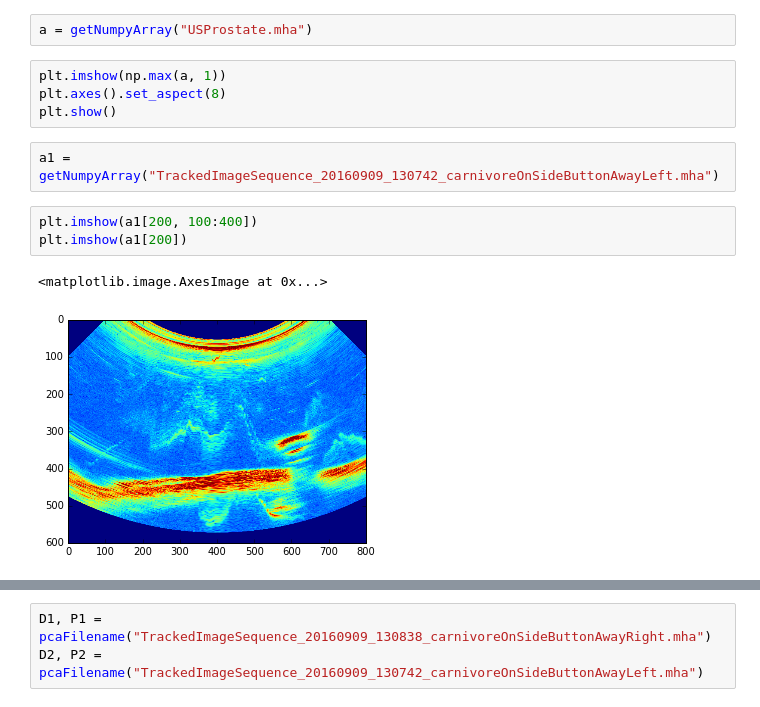
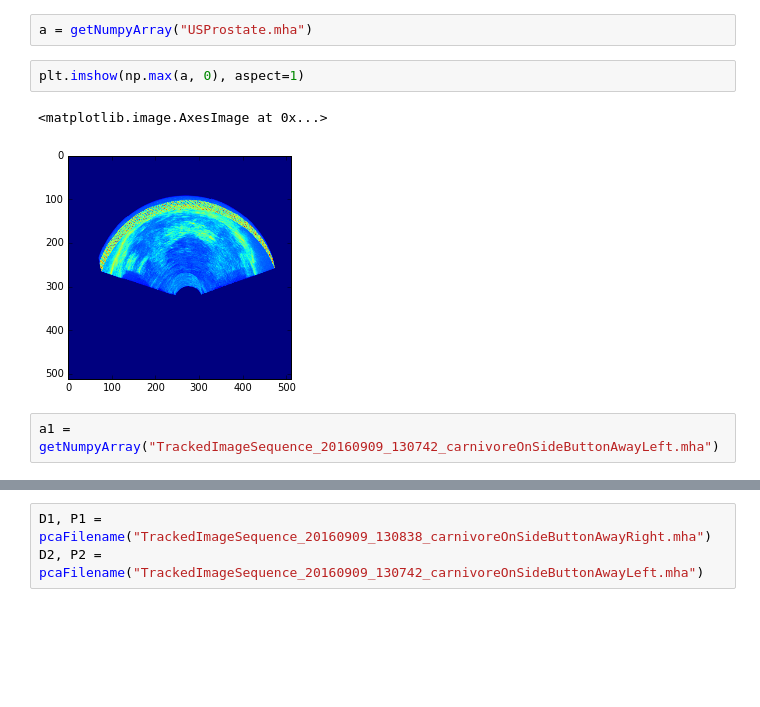
Before and after one commit to HastingsGreer/ultrasoundRegistration, a Jupyter notebook: pca_experiment/PCA.ipynb, the cells around one changed output, grey strips where cells are left out. Saved outputs shown, nothing was run; the diff lists cells and outputs as text; blank space fills up the shorter version.

```diff
--- a/pca_experiment/PCA.ipynb
+++ b/pca_experiment/PCA.ipynb
@@ -131,14 +131,9 @@ a
 # %%
 a = getNumpyArray("USProstate.mha")
 # %%
-plt.imshow(np.max(a, 1))
-plt.axes().set_aspect(8)
-plt.show()
+plt.imshow(np.max(a, 0), aspect=1)
+# %% [output]
+<matplotlib.image.AxesImage at 0x...>
+[figure, added]
 # %%
 a1 = getNumpyArray("TrackedImageSequence_20160909_130742_carnivoreOnSideButtonAwayLeft.mha")
-# %%
-plt.imshow(a1[200, 100:400])
-plt.imshow(a1[200])
-# %% [output]
-<matplotlib.image.AxesImage at 0x...>
-[figure, removed]
```
Also changed, not shown: parts of 7 cells of this notebook, 4 other files.
